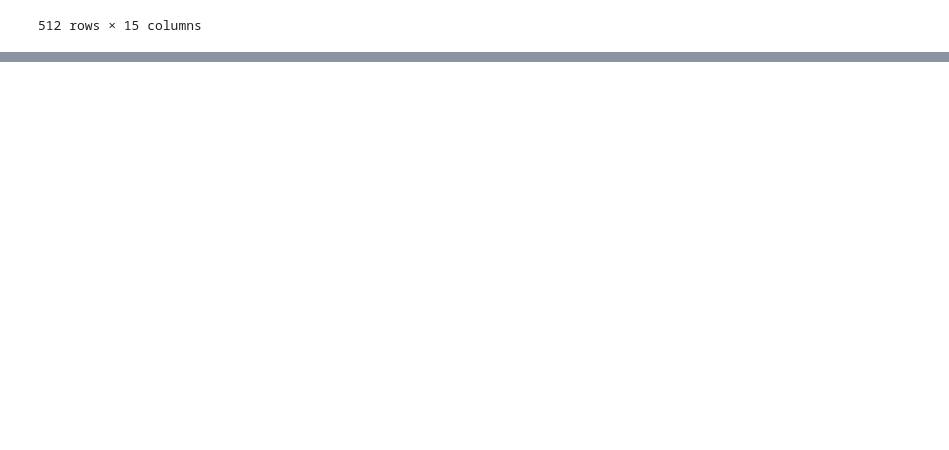
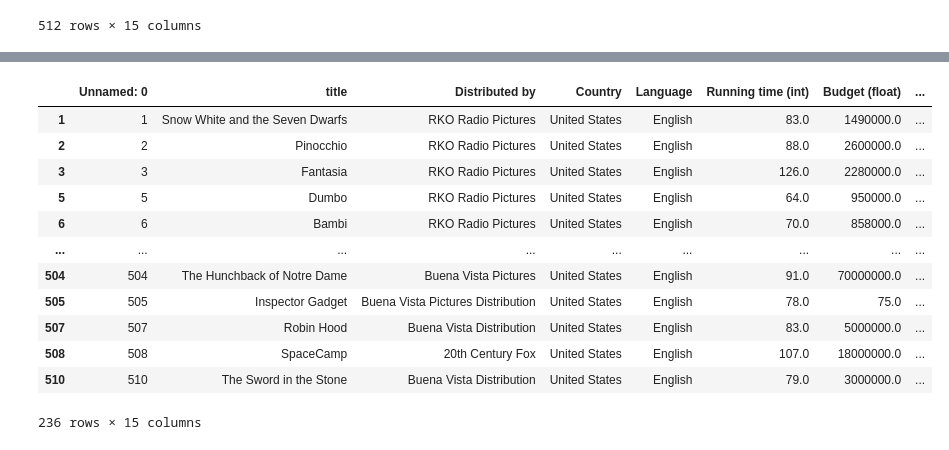
Before and after one commit to pappucode/datascrape, a Jupyter notebook: movie_data_scrape.ipynb, the cells around one changed output, grey strips where cells are left out. Drawn from its saved outputs; the diff is of its cells as text; code cells hidden in the pictures; blank space fills up the shorter version.

```diff
--- a/movie_data_scrape.ipynb
+++ b/movie_data_scrape.ipynb
@@ -881,0 +902,19 @@ movies
+# %%
+movies = movies[movies['Budget (float)'].notnull()]
+movies = movies[movies['metascore'].notnull()]
+movies = movies[movies['Country'].notnull()]
+movies
+# %% [output]
+|  | Unnamed: 0 | title | Distributed by | Country | Language | Running time (int) | Budget (float) | ... |
+| 1 | 1 | Snow White and the Seven Dwarfs | RKO Radio Pictures | United States | English | 83.0 | 1490000.0 | ... |
+| 2 | 2 | Pinocchio | RKO Radio Pictures | United States | English | 88.0 | 2600000.0 | ... |
+| 3 | 3 | Fantasia | RKO Radio Pictures | United States | English | 126.0 | 2280000.0 | ... |
+| 5 | 5 | Dumbo | RKO Radio Pictures | United States | English | 64.0 | 950000.0 | ... |
+| 6 | 6 | Bambi | RKO Radio Pictures | United States | English | 70.0 | 858000.0 | ... |
+| ... | ... | ... | ... | ... | ... | ... | ... | ... |
+| 504 | 504 | The Hunchback of Notre Dame | Buena Vista Pictures | United States | English | 91.0 | 70000000.0 | ... |
+| 505 | 505 | Inspector Gadget | Buena Vista Pictures Distribution | United States | English | 78.0 | 75.0 | ... |
+| 507 | 507 | Robin Hood | Buena Vista Distribution | United States | English | 83.0 | 5000000.0 | ... |
+| 508 | 508 | SpaceCamp | 20th Century Fox | United States | English | 107.0 | 18000000.0 | ... |
+| 510 | 510 | The Sword in the Stone | Buena Vista Distribution | United States | English | 79.0 | 3000000.0 | ... |
+236 rows × 15 columns
```
Also changed, not shown: parts of 39 cells of this notebook, 1 other file.
